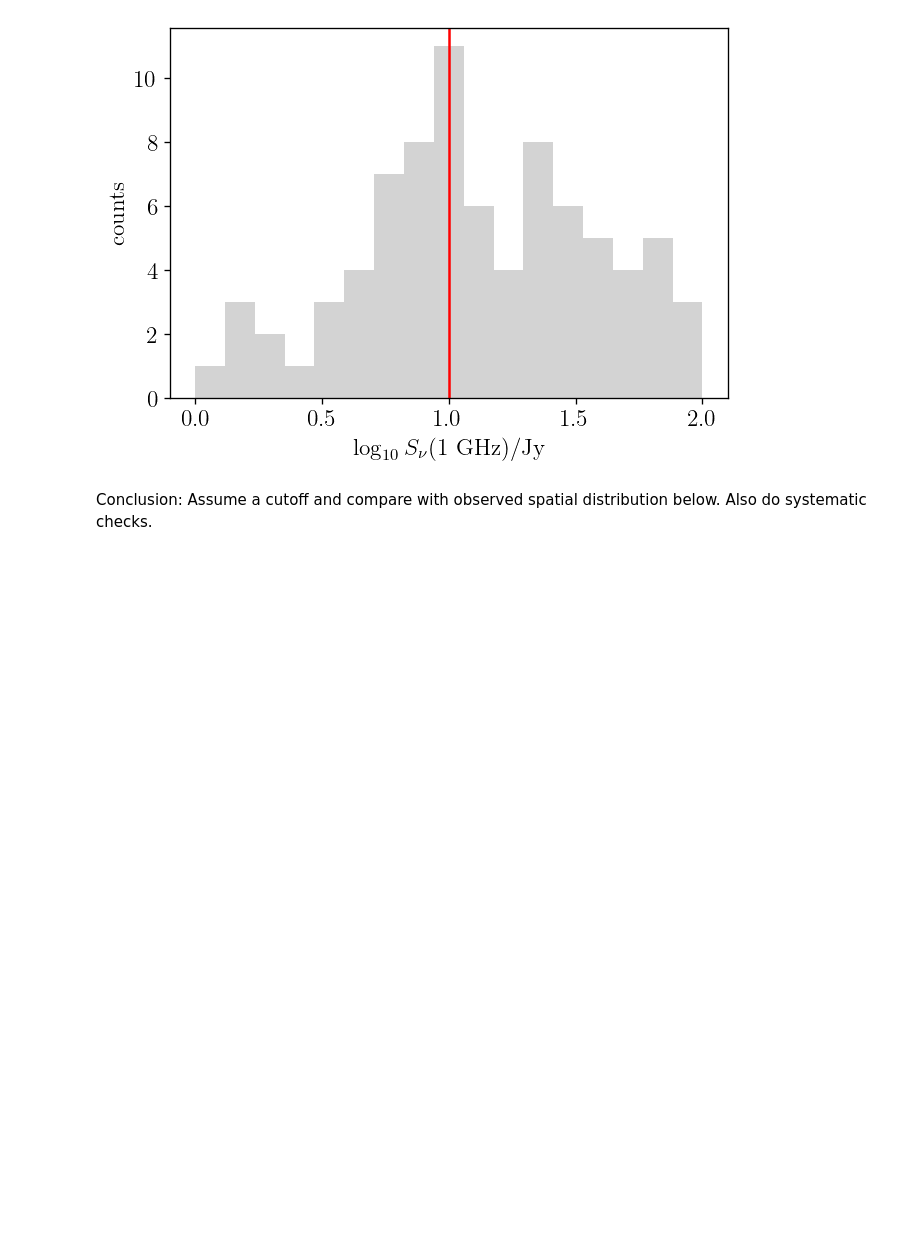
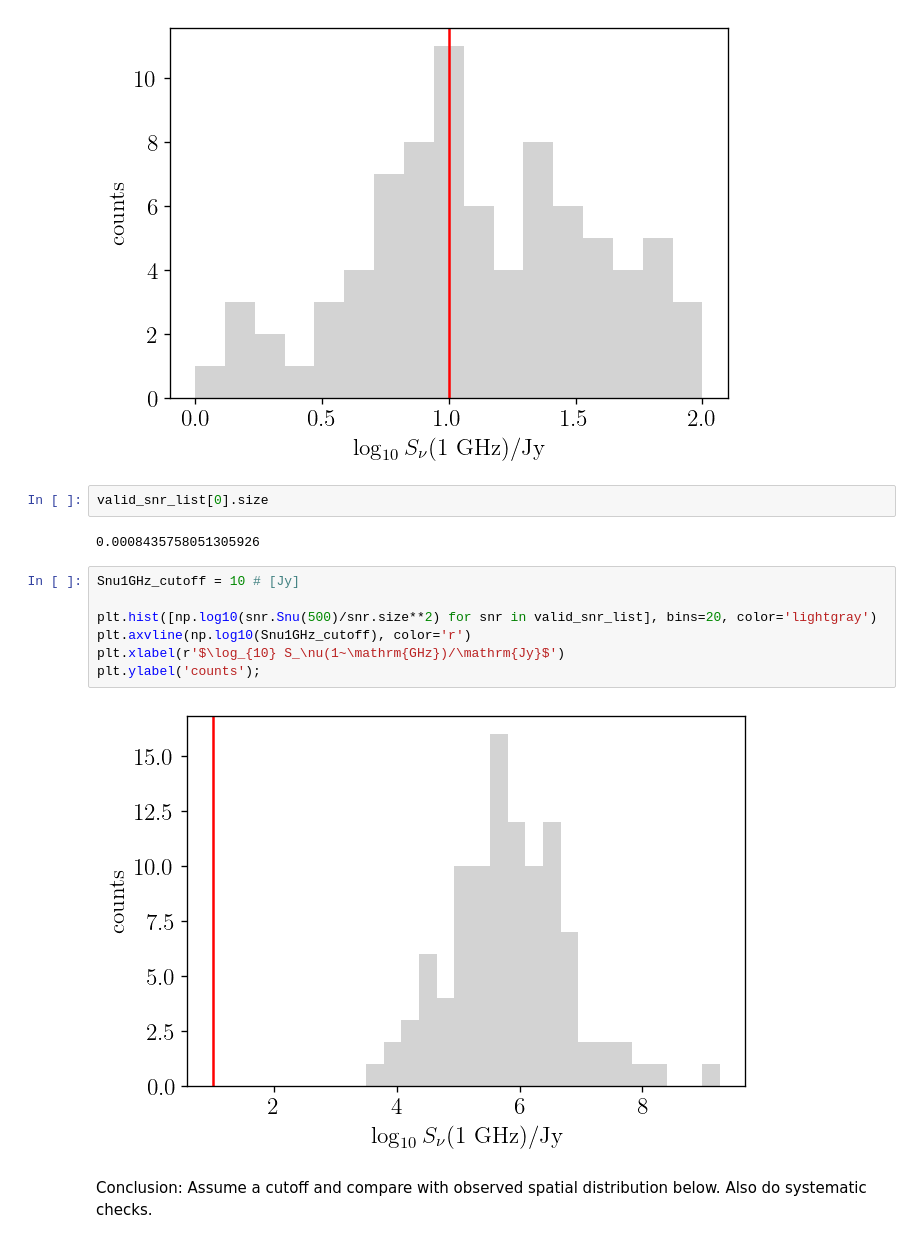
Before and after one commit to yitiansun/axion-mirror, a Jupyter notebook: notebooks/snr_graveyard.ipynb, the cells around one changed output. Saved outputs shown, nothing was run; the diff lists cells and outputs as text; blank space fills up the shorter version.

```diff
--- a/notebooks/snr_graveyard.ipynb
+++ b/notebooks/snr_graveyard.ipynb
@@ -339,6 +339,19 @@ plt.xlabel(r'$\log_{10} S_\nu(1~\mathrm{GHz})/\mathrm{Jy}$')
 plt.ylabel('counts');
 # %% [output]
 [figure]
+# %%
+valid_snr_list[0].size
+# %% [output]
+0.0008435758051305926
+# %%
+Snu1GHz_cutoff = 10 # [Jy]
+
+plt.hist([np.log10(snr.Snu(500)/snr.size**2) for snr in valid_snr_list], bins=20, color='lightgray')
+plt.axvline(np.log10(Snu1GHz_cutoff), color='r')
+plt.xlabel(r'$\log_{10} S_\nu(1~\mathrm{GHz})/\mathrm{Jy}$')
+plt.ylabel('counts');
+# %% [output]
+[figure, added]
 # %% [markdown]
 Conclusion: Assume a cutoff and compare with observed spatial distribution below. Also do systematic checks.
 # %% [markdown]
```
